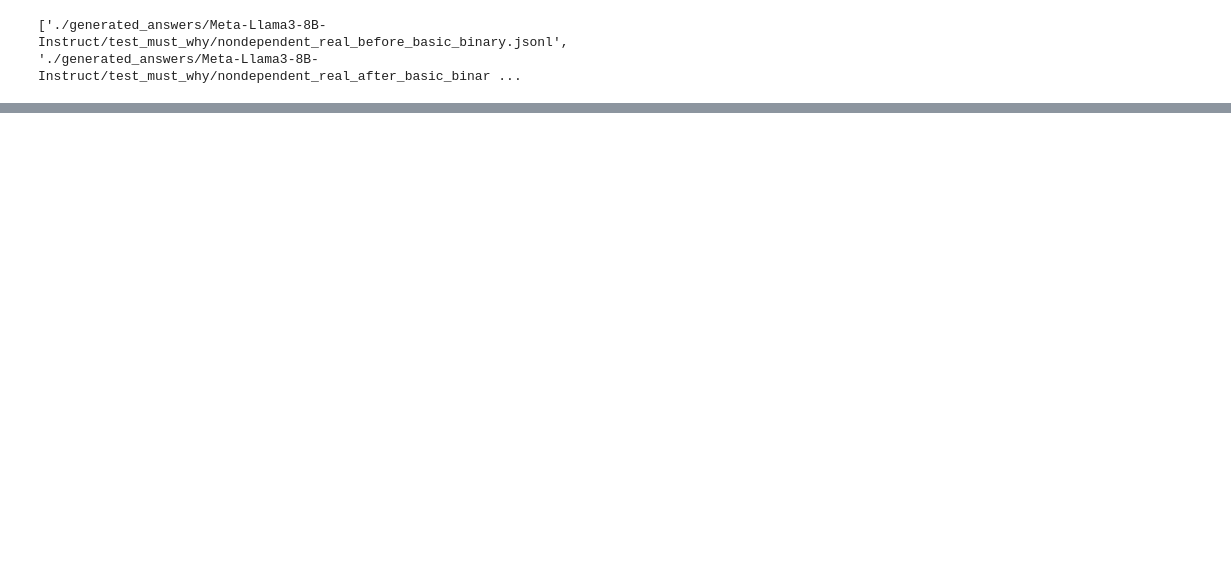
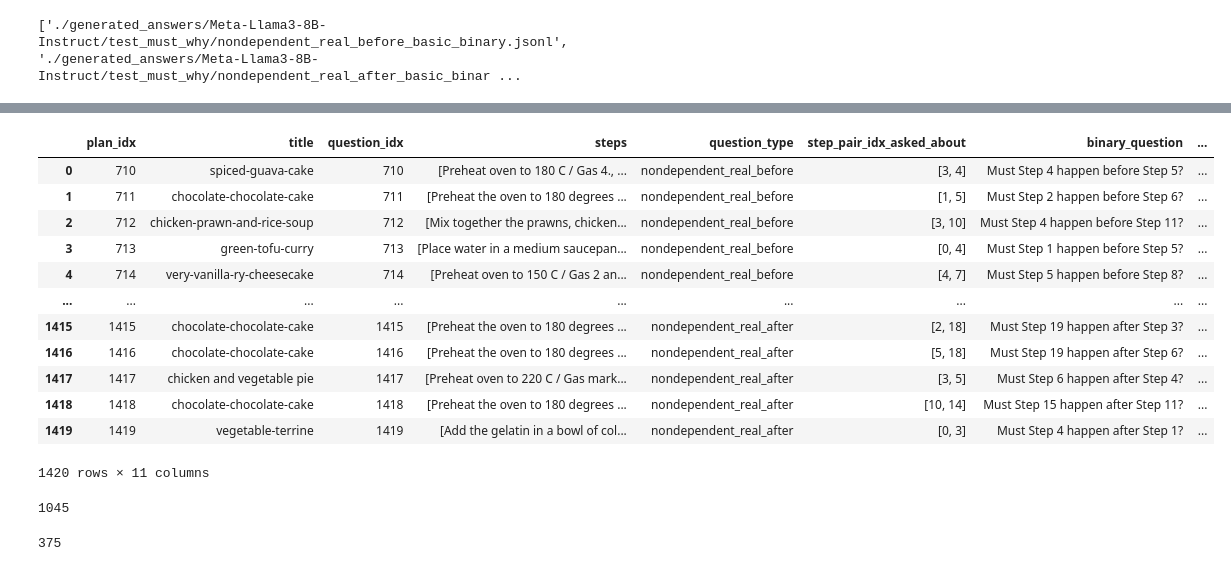
Before and after one commit to delkhosh20/CaT-Bench, a Jupyter notebook: phase2/main.ipynb, the cells around one changed output, grey strips where cells are left out. Saved outputs shown, nothing was run; the diff lists cells and outputs as text; code cells hidden in the pictures; blank space fills up the shorter version.

```diff
--- a/phase2/main.ipynb
+++ b/phase2/main.ipynb
@@ -98,0 +99,20 @@ df
+# %%
+df_copy = df.copy()
+# %%
+df_copy = df_copy.drop('model_answer', axis=1)
+# %%
+df_copy
+# %% [output]
+|  | plan_idx | title | question_idx | steps | question_type | step_pair_idx_asked_about | binary_question | ... |
+| 0 | 710 | spiced-guava-cake | 710 | [Preheat oven to 180 C / Gas 4., ... | nondependent_real_before | [3, 4] | Must Step 4 happen before Step 5? | ... |
+| 1 | 711 | chocolate-chocolate-cake | 711 | [Preheat the oven to 180 degrees ... | nondependent_real_before | [1, 5] | Must Step 2 happen before Step 6? | ... |
+| 2 | 712 | chicken-prawn-and-rice-soup | 712 | [Mix together the prawns, chicken... | nondependent_real_before | [3, 10] | Must Step 4 happen before Step 11? | ... |
+| 3 | 713 | green-tofu-curry | 713 | [Place water in a medium saucepan... | nondependent_real_before | [0, 4] | Must Step 1 happen before Step 5? | ... |
+| 4 | 714 | very-vanilla-ry-cheesecake | 714 | [Preheat oven to 150 C / Gas 2 an... | nondependent_real_before | [4, 7] | Must Step 5 happen before Step 8? | ... |
+| ... | ... | ... | ... | ... | ... | ... | ... | ... |
+| 1415 | 1415 | chocolate-chocolate-cake | 1415 | [Preheat the oven to 180 degrees ... | nondependent_real_after | [2, 18] | Must Step 19 happen after Step 3? | ... |
+| 1416 | 1416 | chocolate-chocolate-cake | 1416 | [Preheat the oven to 180 degrees ... | nondependent_real_after | [5, 18] | Must Step 19 happen after Step 6? | ... |
+| 1417 | 1417 | chicken and vegetable pie | 1417 | [Preheat oven to 220 C / Gas mark... | nondependent_real_after | [3, 5] | Must Step 6 happen after Step 4? | ... |
+| 1418 | 1418 | chocolate-chocolate-cake | 1418 | [Preheat the oven to 180 degrees ... | nondependent_real_after | [10, 14] | Must Step 15 happen after Step 11? | ... |
+| 1419 | 1419 | vegetable-terrine | 1419 | [Add the gelatin in a bowl of col... | nondependent_real_after | [0, 3] | Must Step 4 happen after Step 1? | ... |
+1420 rows × 11 columns
@@ -98,0 +123,8 @@ df
+# %%
+num_yes
+# %% [output]
+1045
+# %%
+num_no
+# %% [output]
+375
```
Also changed, not shown: parts of 21 cells of this notebook, 2 other files.
